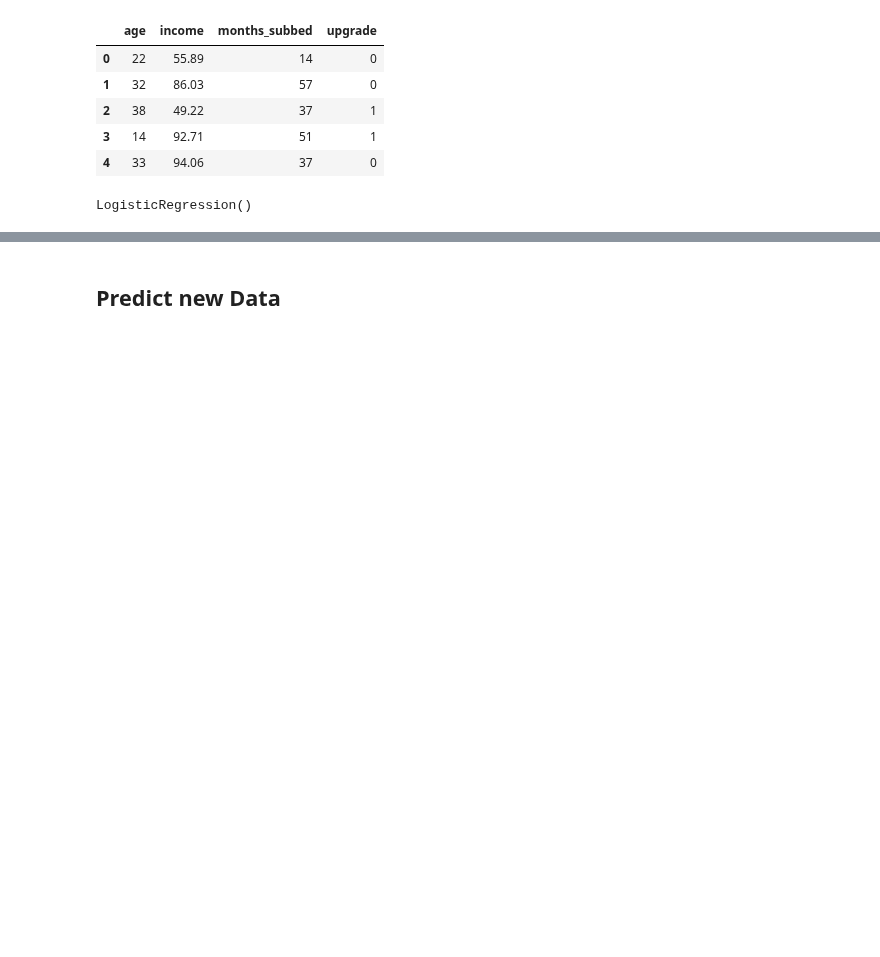
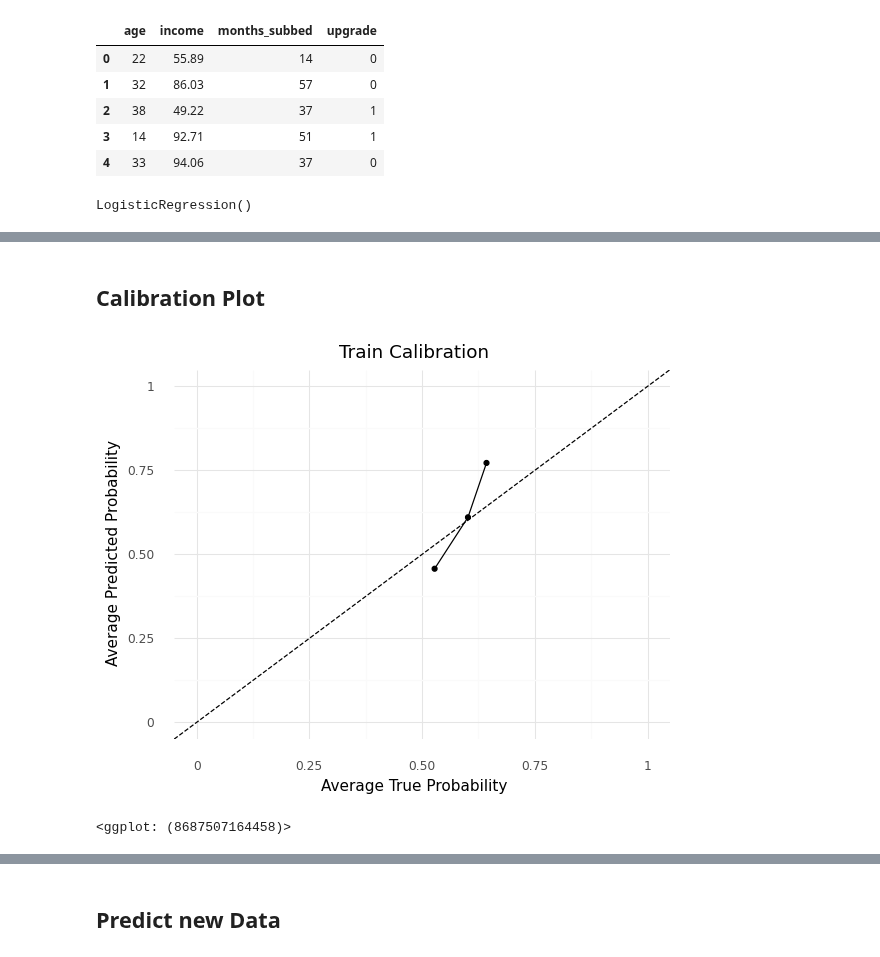
Before and after one commit to chelseaparlett/CPSC392ParlettPelleriti, a Jupyter notebook: Lectures/LectureNotebooks/Logistic_Regression_I--Class8.ipynb, the cells around one changed output, grey strips where cells are left out. Saved outputs shown, nothing was run; the diff lists cells and outputs as text; code cells hidden in the pictures; blank space fills up the shorter version.

```diff
--- a/Lectures/LectureNotebooks/Logistic_Regression_I--Class8.ipynb
+++ b/Lectures/LectureNotebooks/Logistic_Regression_I--Class8.ipynb
@@ -121,2 +122,31 @@ thresh = 0.3
 # %% [markdown]
 <img src="https://drive.google.com/uc?export=view&id=1n-Pg6y8wD-UM05kPyVKorbmteMpHdmcG"/>
+# %% [markdown]
+## Calibration Plot
+# %%
+# calculate actual and predicted probs
+nbins = 4
+prob_true, prob_pred = calibration_curve(y_train, myLogit.predict_proba(X_train)[:,1], n_bins=nbins)
+
+# put in data frame
+df_all = pd.DataFrame({
+                            "pred": prob_pred,
+                            "true": prob_true,
+
+                        })
+
+# plot
+(ggplot(df_all,
+                   aes(y = "pred", x = "true")) +
+                   geom_line() +
+                   geom_point() +
+                   geom_abline(slope = 1, intercept = 0, linetype = "dashed") + # perfect calibration
+                   labs(x = "Average True Probability",
+                        y = "Average Predicted Probability",
+                        title = "Train Calibration") +
+                   ylim([0,1]) +
+                   xlim([0,1]) +
+                   theme_minimal())
+# %% [output]
+[figure, added]
+<ggplot: (8687507164458)>
```
Also changed, not shown: parts of 11 cells of this notebook.
